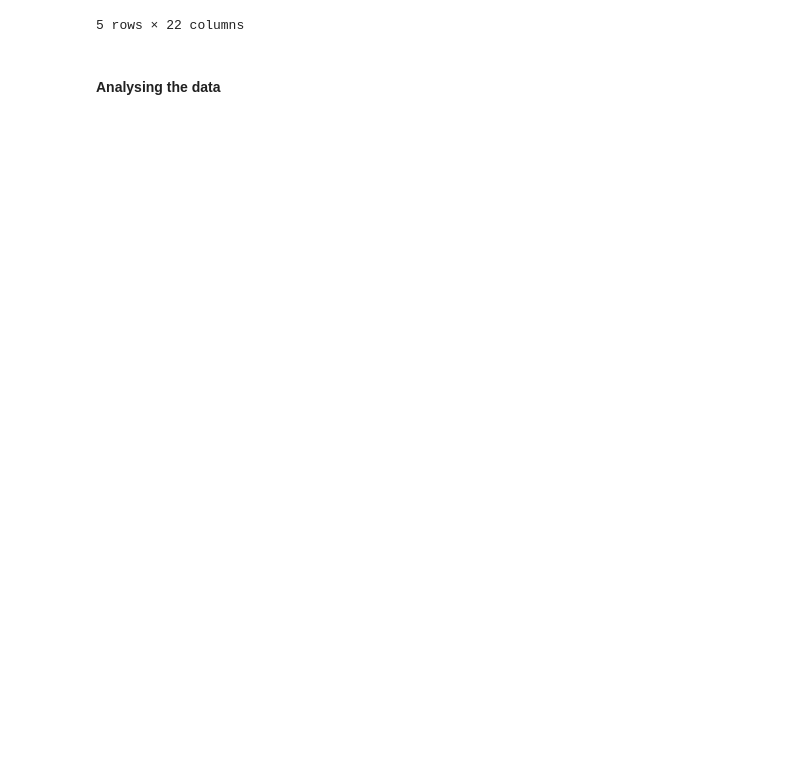
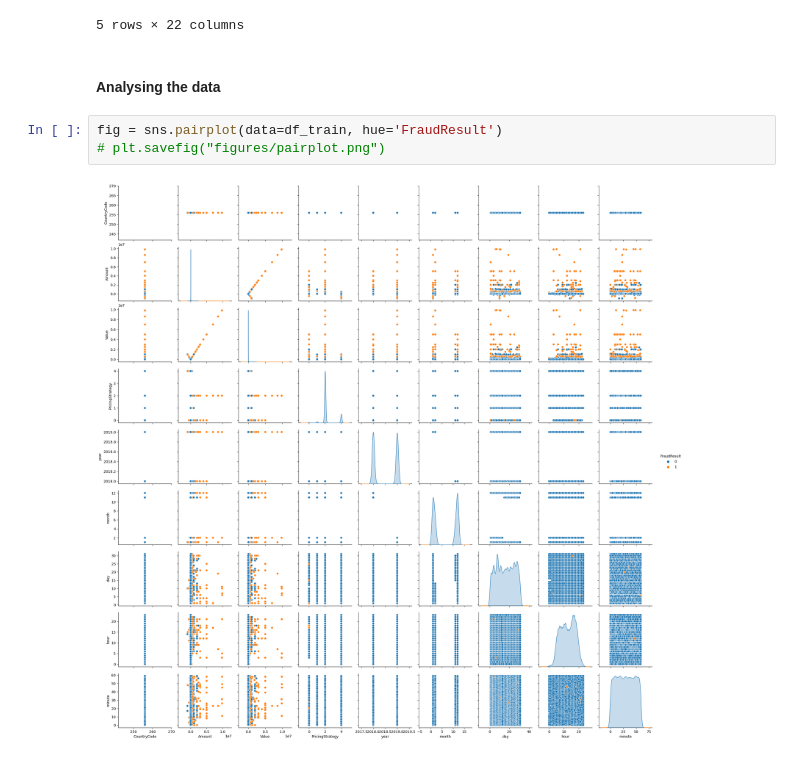
Before and after one commit to aanysofia/Fraud-Detection, a Jupyter notebook: Fraud_detection.ipynb, the cells around one changed output. Cells and saved outputs as stored; diff of their text form; blank space fills up the shorter version.

```diff
--- a/Fraud_detection.ipynb
+++ b/Fraud_detection.ipynb
@@ -263,3 +265,8 @@ df_train.head()
 5 rows × 22 columns
 # %% [markdown]
 #### Analysing the data
+# %%
+fig = sns.pairplot(data=df_train, hue='FraudResult')
+# plt.savefig("figures/pairplot.png")
+# %% [output]
+[figure, added]
```
Also changed, not shown: parts of 12 cells of this notebook.
